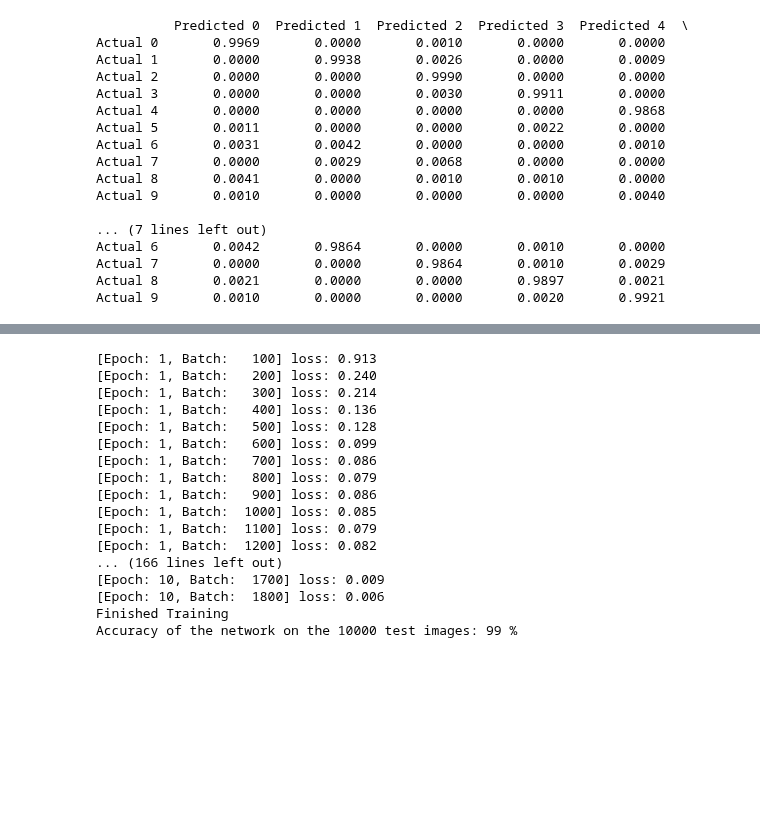
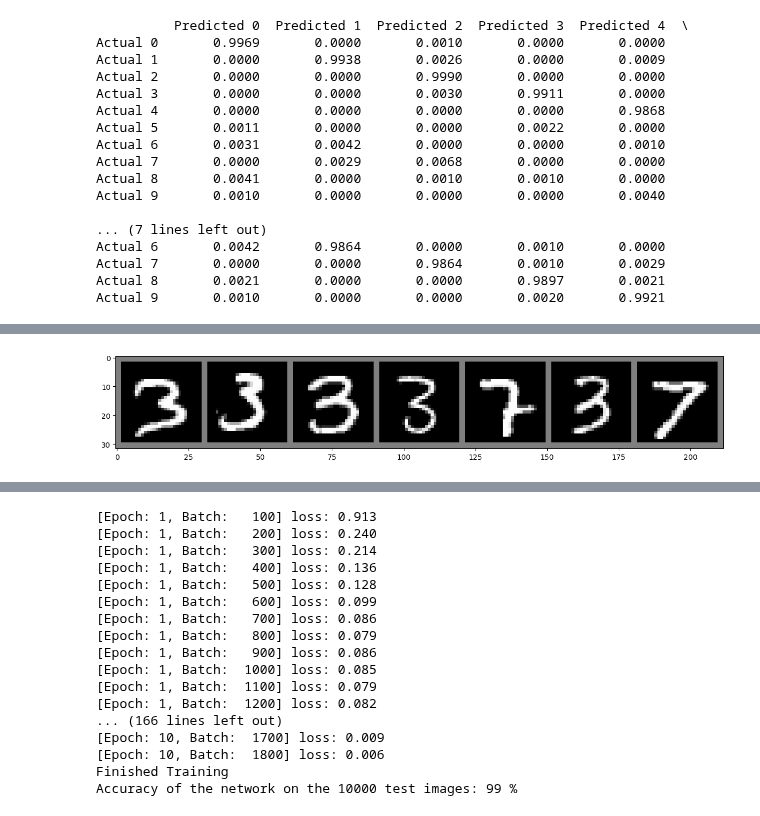
Before and after one commit to benrichards4376/Explanatory-Neural-Networks, a Jupyter notebook: MNIST_CNN_explained.ipynb, the cells around one changed output, grey strips where cells are left out. Saved outputs shown, nothing was run; the diff lists cells and outputs as text; code cells hidden in the pictures; blank space fills up the shorter version.

```diff
--- a/MNIST_CNN_explained.ipynb
+++ b/MNIST_CNN_explained.ipynb
@@ -466,0 +743,27 @@ std_dev = 1.5
+# %%
+def display_image_grid(images, rows, cols):
+    grid = torchvision.utils.make_grid(images, nrow=cols)
+    grid = grid / 2 + 0.5  # Unnormalize
+    plt.figure(figsize=(15, 15))  # Adjust the size as needed
+    plt.imshow(grid.permute(1, 2, 0))
+    plt.show()
+
+# Number of images per grid
+images_per_grid = 128  # for example, a 4x4 grid
+
+# Calculate rows and columns for the grid
+cols = 10  # Number of columns
+rows = images_per_grid // cols
+
+# Display the images in grids
+for i in range(0, len(displayPos), images_per_grid):
+    selected_indices = displayPos[i:i+images_per_grid]
+    selected_images = torch.stack([all_images[index] for index in selected_indices])
+    display_image_grid(selected_images, rows, cols)
+
+for i in range(0, len(falsePos), images_per_grid):
+    selected_indices = falsePos[i:i+images_per_grid]
+    selected_images = torch.stack([all_images[index] for index in selected_indices])
+    display_image_grid(selected_images, rows, cols)
+# %% [output]
+[figure, added]
```
Also changed, not shown: parts of 10 cells of this notebook.
